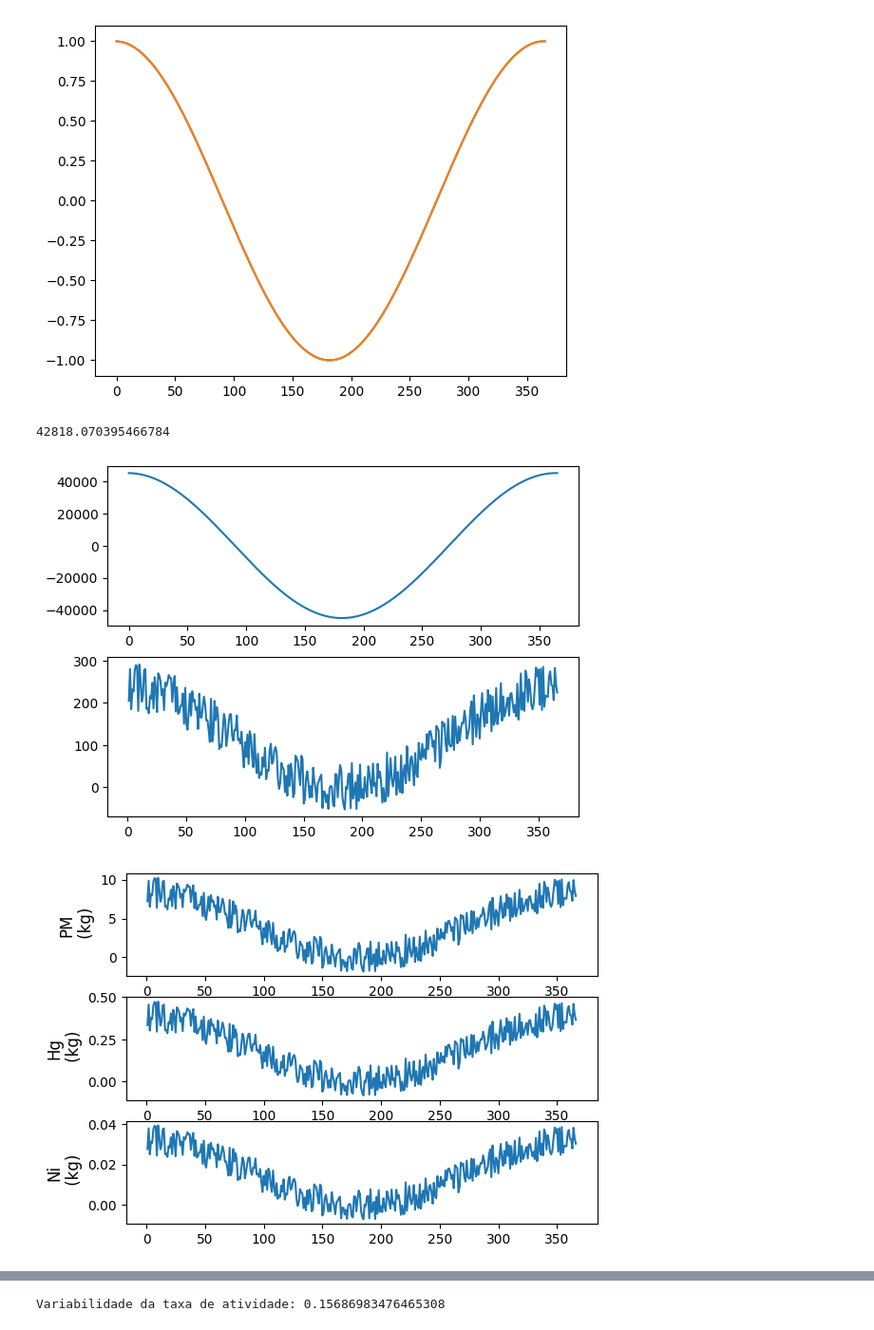
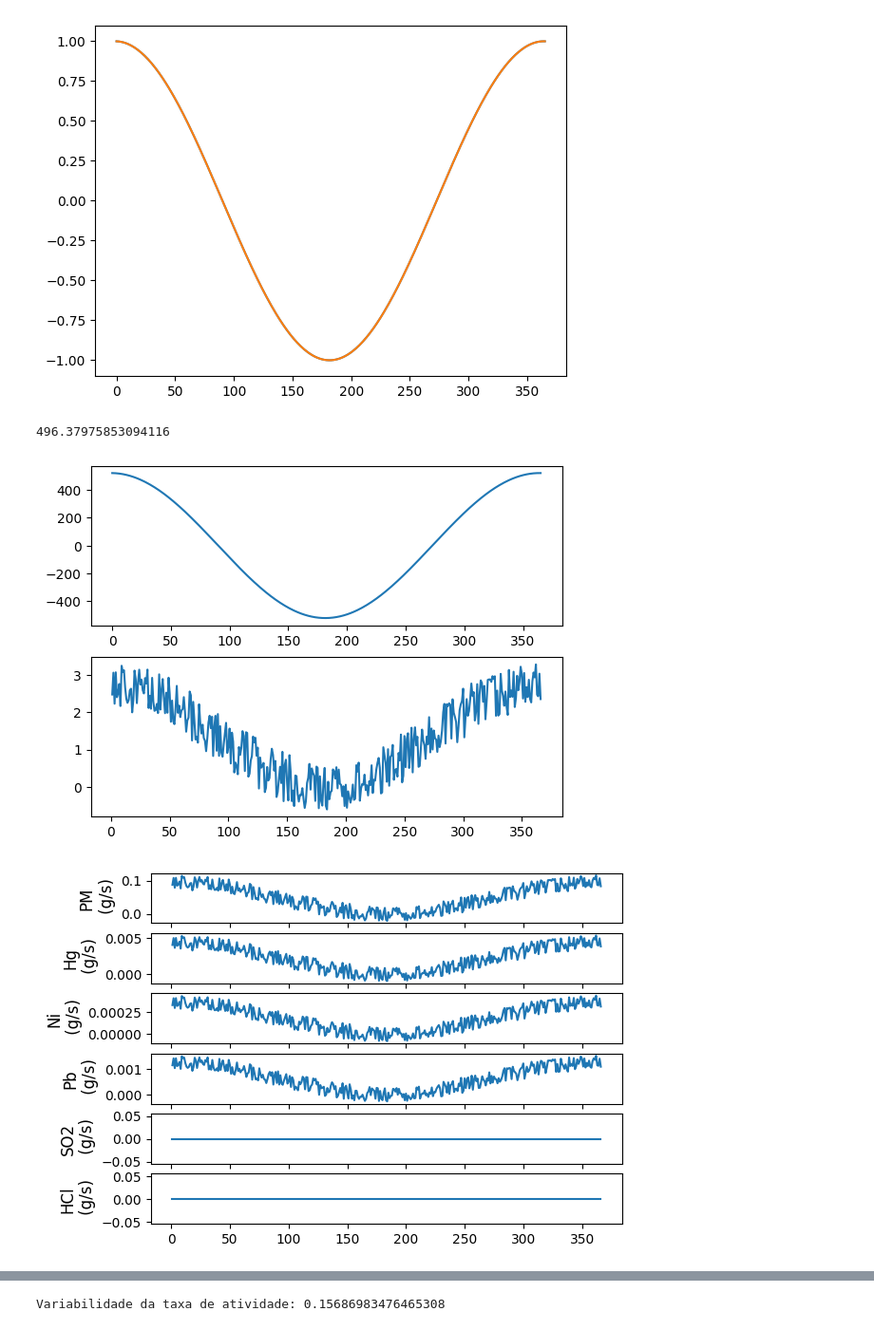
Before and after one commit to SergioStrackJunior/ENS5173_airpolution, a Jupyter notebook: Atividade01_01.ipynb, the cells around one changed output, grey strips where cells are left out. Shown at 95% size. Drawn from its saved outputs; the diff is of its cells as text; code cells hidden in the pictures.

```diff
--- a/Atividade01_01.ipynb
+++ b/Atividade01_01.ipynb
@@ -91,31 +92,3 @@ dtype: object
 5
 6
 [figure]
-# %%
-# Plotando os fatores de emissão
-import matplotlib.pyplot as plt
-import numpy as np
-
-atv = 45300 # Kg Considerando uma taxa de atividade
-emis = fe*atv
-
-#somando dataframe
-print(emis.sum())
-
-# sharex significa compartilhar o eixo x
-fig, ax = plt.subplots(len(fe.columns)-1, 1, sharex=True, figsize=(8, 30))
-largura_barra = 1
-
-# Loop para preencher o subplot com os gráficos de barra
-for ii in range(1, len(fe.columns)):
-    ax[ii-1].bar(fe.index, fe.iloc[:, ii], color=['#DAF7A6', 'red', 'blue'], width=largura_barra)
-    ax[ii-1].set_xlabel('Processo', fontsize=8)
-    ax[ii-1].set_ylabel(fe.columns[ii] + '\n(Kg/mg)', fontsize=8)
-
-    # Ajustando os rótulos do eixo x para melhorar a legibilidade
-    plt.xticks(fe.index, fe['PM'], rotation=45)
-
-    # Ajustando a faixa de escala no eixo y para incluir os valores corretos
-    ax[ii-1].set_ylim(0,  fe.iloc[:, ii].max() * 1.2)  # Ajusta a faixa de escala % acima do valor máximo de emissão
-
-fig.savefig(cwd + '\\imagens\\barplot_fatorEmiss.png')
@@ -165,8 +128,8 @@ Emissões estimadas: [578467.41, 417.21299999999997, 259.6143, 5001.4824, 144960
 # %%
-# Criando vetor de valores aleatórios com os valores de máxima e miníma das concentrações dos poluentes
+# Criando vetor com os valores de máxima e miníma das concentrações dos poluentes
 import numpy as np
-atvMax = 67950 #kg
-atvMin = 22650 #kg
+atvMax = 786.46 #kg/dia
+atvMin = 262.15 #kg/dia
 n = 100
 atv = (atvMax - atvMin)*np.random.rand(n) + atvMin #valores que representam a concentração dos poluentes
 print(atv)
@@ -318,16 +245,17 @@ ax[1].plot(df['Dia do Ano'], df['aleatorioSazonal'])
 ax[0].plot(df['sazonalidade']*df['atividade'].mean())
 print(df['aleatorioSazonal'].mean()*365)
 
-#O df foi multiplicando por valor empírico para chegar próximo a média anual.
+# O df foi multiplicando por valor empírico para chegar próximo a média anual.
 # %% [output]
-42818.070395466784
+496.37975853094116
-[figure, old version]
+[figure, new version]
 # %%
-fig,ax= plt.subplots(3)
-for ii in range (1,4):
+fig,ax= plt.subplots(6)
+for ii in range (1,7):
     ax[ii-1].plot(df['Dia do Ano'], df['aleatorioSazonal']*fe.iloc[3,ii])
-    ax[ii-1].set_ylabel(fe.columns[ii]+'\n (kg)', fontsize = 12)
+    ax[ii-1].set_ylabel(fe.columns[ii]+'\n (g/s)', fontsize = 12)
 
-#Gráfico abaixo está mostrando o comportamento de emissão do Gaseificador do empreendimento SALUMA.
+# Gráfico abaixo está mostrando o comportamento de emissão do Gaseificador do empreendimento SALUMA.
+# Neste gráfico podemos ver que o pico emissão se dá no início do ano e no final, contando há uma maior concentração de poluentes sendo emitidos na atmosfera.
 # %% [output]
-[figure, old version]
+[figure, new version]
```
Also changed, not shown: parts of 10 cells of this notebook, 3 other files.
